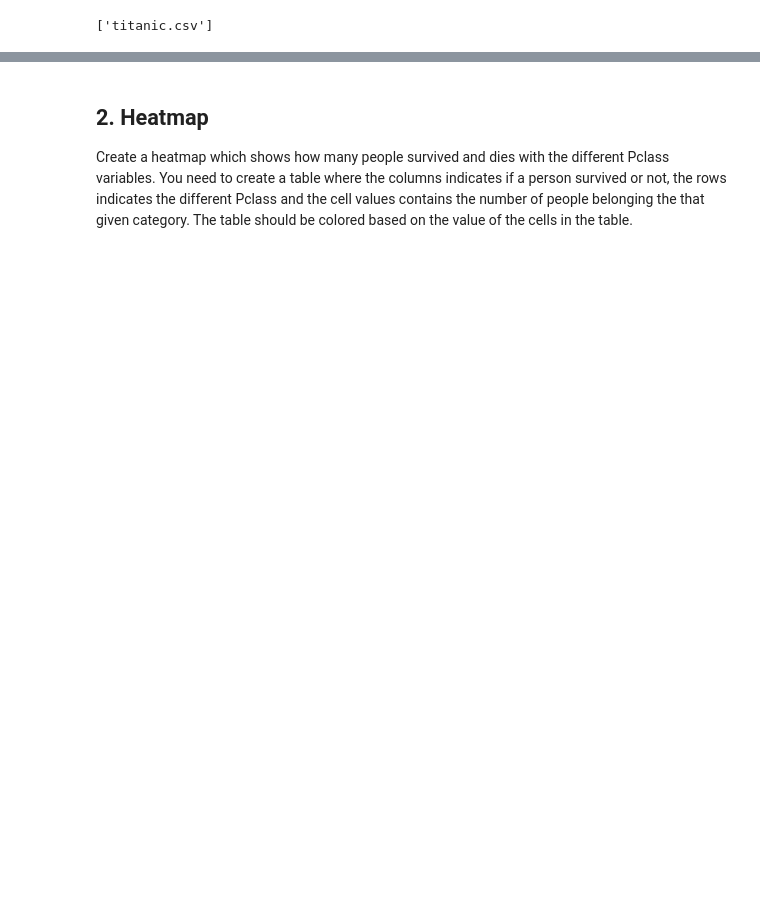
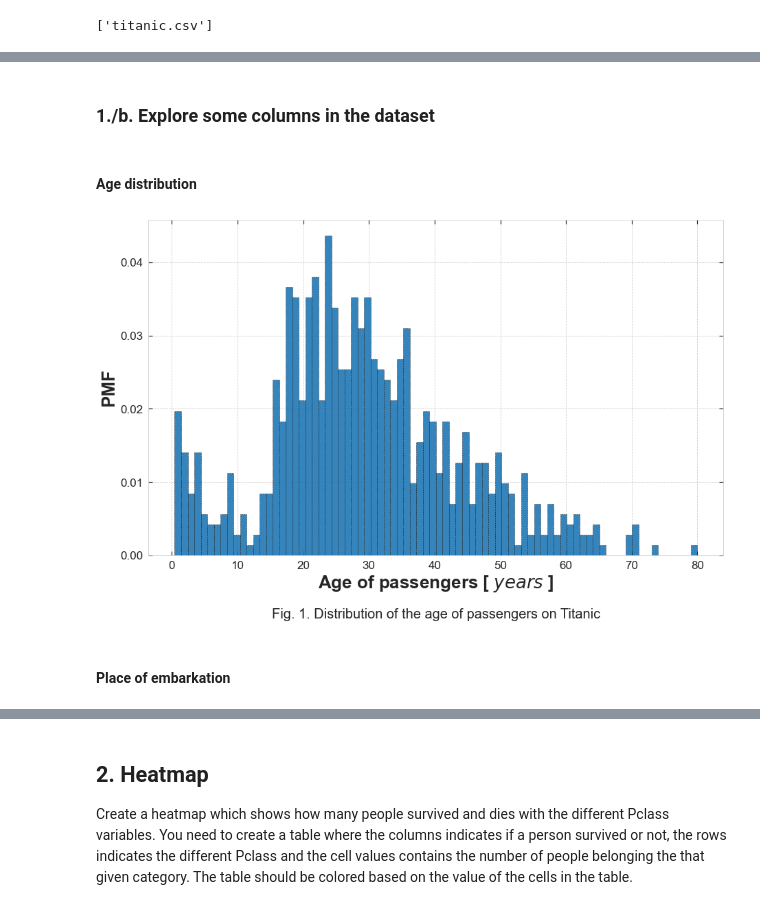
Before and after one commit to masterdesky/ELTE-data-mining-2020, a Jupyter notebook: Homeworks/Week 1/homework_1.ipynb, the cells around one changed output, grey strips where cells are left out. Saved outputs shown, nothing was run; the diff lists cells and outputs as text; code cells hidden in the pictures; blank space fills up the shorter version.

```diff
--- a/Homeworks/Week 1/homework_1.ipynb
+++ b/Homeworks/Week 1/homework_1.ipynb
@@ -124,0 +186,27 @@ display(df.tail())
+# %% [markdown]
+### 1./b. Explore some columns in the dataset
+# %% [markdown]
+#### Age distribution
+# %%
+# Collect non-NaN age values
+age_col = df[~df['Age'].isna()]['Age']
+# %%
+nrows = 1
+ncols = 1
+fig, axes = plt.subplots(nrows, ncols, figsize=(ncols*15, nrows*9))
+
+axes.hist(age_col, bins=(int(np.max(age_col)) - int(np.min(age_col))), density=True,
+          color='tab:blue', alpha=alpha,
+          ec='black', lw=0.5, ls='--')
+
+axes.set_title('Fig. 1. Distribution of the age of passengers on Titanic',
+               fontsize=axistitlesize, y=-0.20)
+axes.set_xlabel('Age of passengers [ $years$ ]', fontsize=axislabelsize, fontweight='bold')
+axes.set_ylabel('PMF', fontsize=axislabelsize, fontweight='bold')
+axes.tick_params(axis='both', which='major', labelsize=axisticksize, pad=8)
+
+plt.show()
+# %% [output]
+[figure, added]
+# %% [markdown]
+#### Place of embarkation
```
Also changed, not shown: parts of 60 cells of this notebook, 1 other file.
